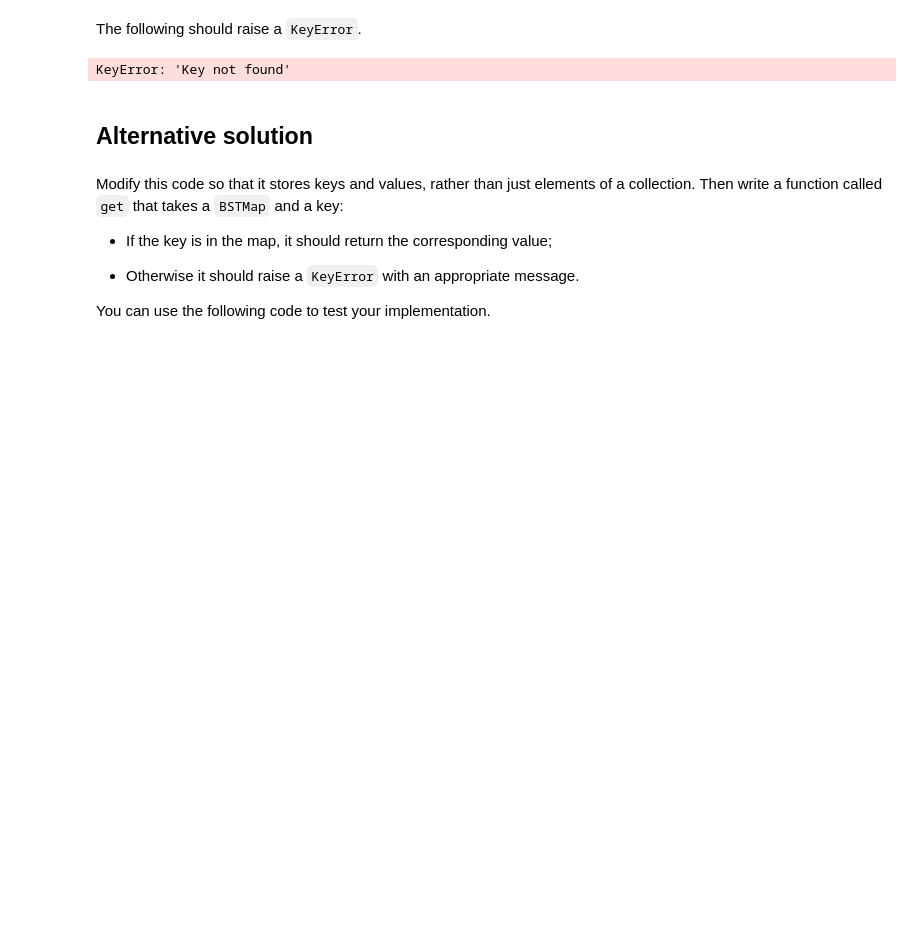
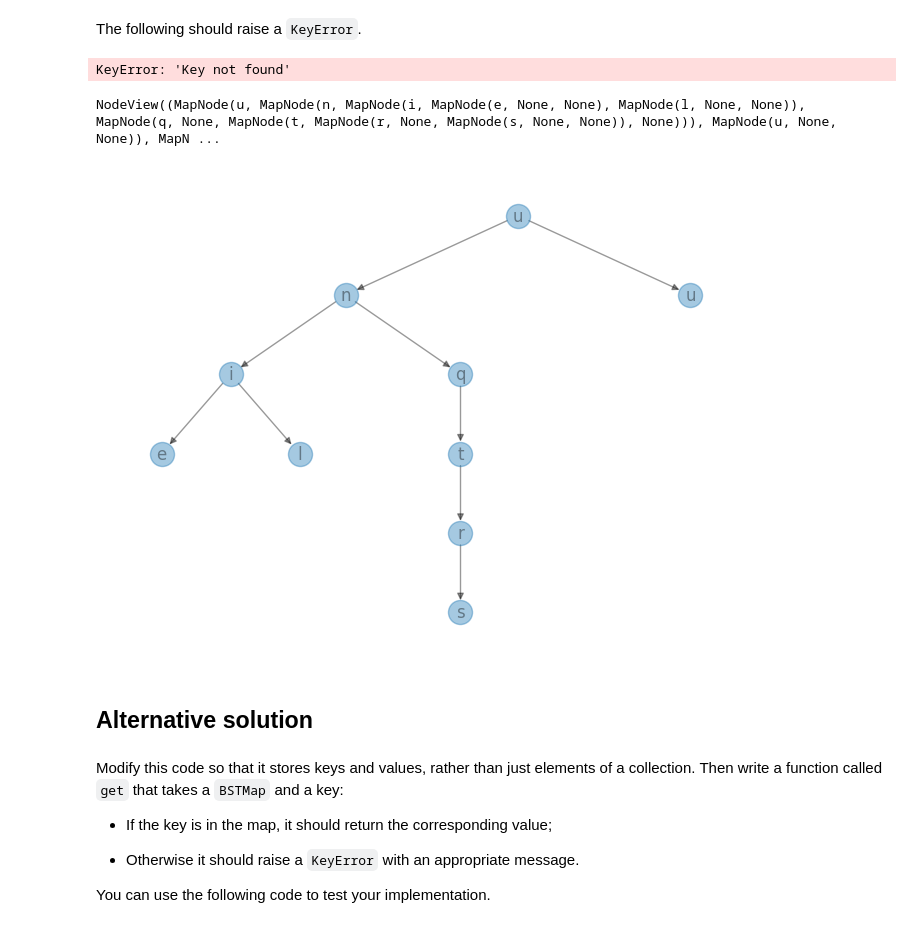
Before and after one commit to maxapsel/DSIRP, a Jupyter notebook: notebooks/quiz03.ipynb, the cells around one changed output. Cells and saved outputs as stored; diff of their text form; code cells hidden in the pictures; blank space fills up the shorter version.

Commit message:
Add drawn tree

```diff
--- a/notebooks/quiz03.ipynb
+++ b/notebooks/quiz03.ipynb
@@ -158,0 +164,13 @@ def get_rec(node, key):
+# %%
+import networkx as nx
+
+def add_edges(node, G):
+    """Make a NetworkX graph that represents the heap."""
+    if node is None:
+        return
+
+    G.add_node(node, label=node.key)
+    for child in (node.left, node.right):
+        if child:
+            G.add_edge(node, child)
+            add_edges(child, G)
@@ -159,3 +180,14 @@ def get_rec(node, key):
+# %%
+labels = {node: node.key for node in G.nodes()}
+# %%
+from EoN import hierarchy_pos
+
+def draw_tree(tree):
+    G = nx.DiGraph()
+    add_edges(tree.root, G)
+    pos = hierarchy_pos(G)
+    labels = {node: node.key for node in G.nodes()}
+    nx.draw(G, pos, labels=labels, alpha=0.4)
 # %% [markdown]
 Modify this code so that it stores keys and values, rather than just elements of a collection.
 Then write a function called `get` that takes a `BSTMap` and a key:
@@ -207,6 +239,16 @@ The following should raise a `KeyError`.
 get(tree_map, 'b')
 # %% [output]
 KeyError: 'Key not found'
+# %%
+G = nx.DiGraph()
+add_edges(tree_map.root, G)
+G.nodes()
+# %% [output]
+NodeView((MapNode(u, MapNode(n, MapNode(i, MapNode(e, None, None), MapNode(l, None, None)), MapNode(q, None, MapNode(t, MapNode(r, None, MapNode(s, None, None)), None))), MapNode(u, None, None)), MapN ...
+# %%
+draw_tree(tree_map)
+# %% [output]
+[figure, added]
 # %% [markdown]
 ## Alternative solution
 # %% [markdown]
```
Also changed, not shown: parts of 2 cells of this notebook.
